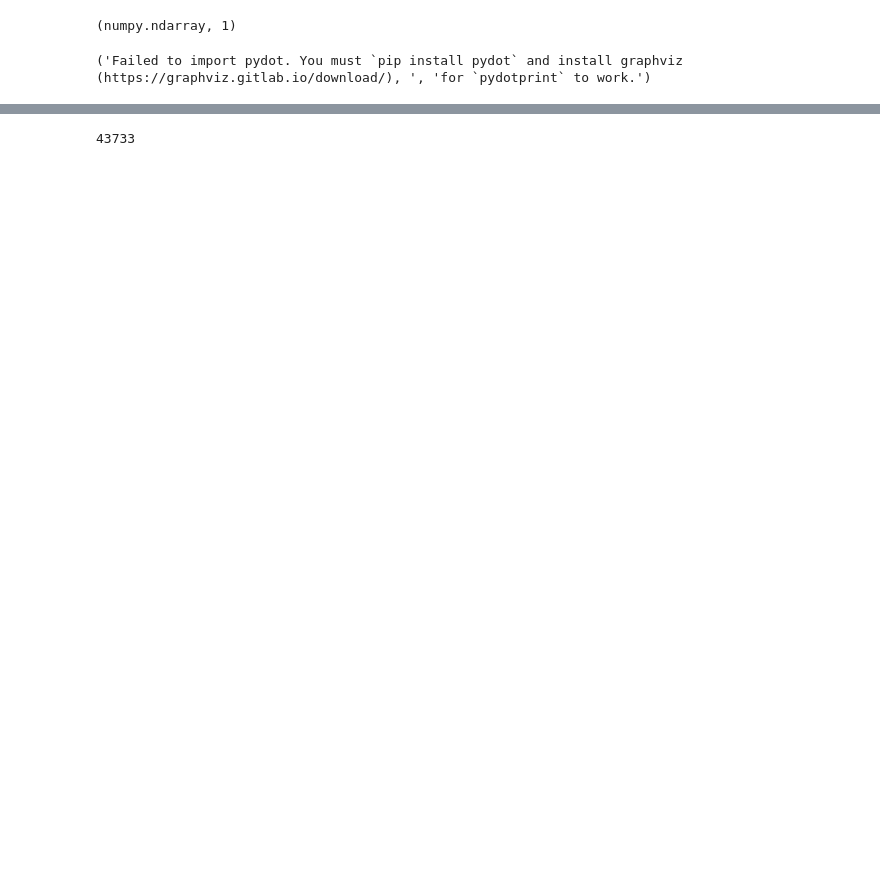
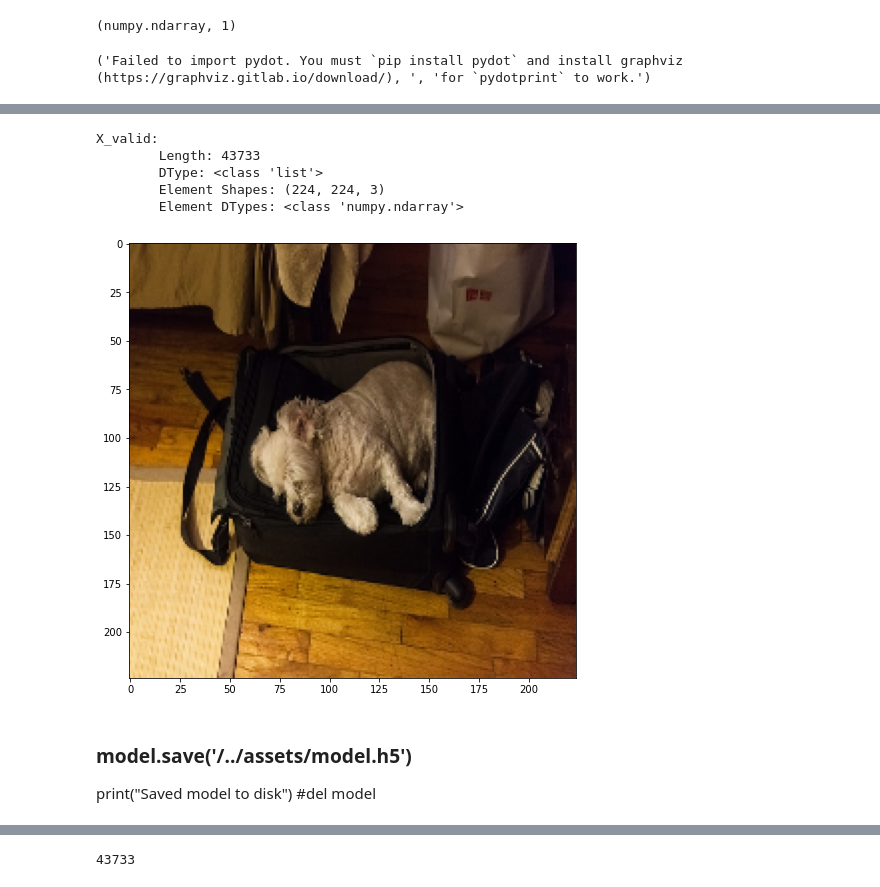
Before and after one commit to griffinbran/Object-Detection-of-Canines-with-Transfer-Learning, a Jupyter notebook: code/Notebook-02-EDA.ipynb, the cells around one changed output, grey strips where cells are left out. Cells and saved outputs as stored; diff of their text form; code cells hidden in the pictures; blank space fills up the shorter version.

```diff
--- a/code/Notebook-02-EDA.ipynb
+++ b/code/Notebook-02-EDA.ipynb
@@ -390,11 +385,0 @@ from tensorflow.keras.layers import GlobalAveragePooling2D
-# %%
-BASEPATH1 = '../../visual_genome_part1/VG_100K_1/'
-BASEPATH2 = '../../visual_genome_part2/VG_100K_2/'
-
-LABELS = set()
-
-paths = []
-
-for d in os.listdir(BASEPATH2):
-    LABELS.add(int(d[:-4]))
-    paths.append((BASEPATH2+d, int(d[:-4])))
@@ -400,0 +430,18 @@ for d in os.listdir(BASEPATH2):
+# %%
+# Check that all is copacetic with the Validation set labeling above
+count_dog_p2 = 0
+count_dogless_p2 = 0
+print('Output from first three iterations:\n')
+check = 0
+for path, image_id, tag_label in paths2: # dtypes = ('str', 'str', int)
+    if tag_label == 1:
+        count_dog_p2 += 1
+    elif tag_label == 0:
+        count_dogless_p2 += 1
+    if check < 1:
+        print('path: ', path)
+        print('image_id: ', image_id)
+        print('tag_label: ', tag_label)
+        print()
+        check += 1
+print(f'Properly Labeled Dog Pics (out of 1240): {count_dog_p2}\nProperly Labeled Dogless Pics (out of 42,493):  {count_dogless_p2}')
@@ -413,0 +541,18 @@ paths[0][0]
+# %%
+# Check that all is copacetic
+print('X_valid:')
+print(f'\tLength: {len(X_valid)}\n\
+        DType: {type(X_valid)}\n\
+        Element Shapes: {X_valid[0].shape}\n\
+        Element DTypes: {type(X_valid[0])}\n')
+
+# Show pic
+plt.figure(figsize = (8, 8));
+plt.imshow(X_valid[2766], aspect='auto');
+# %% [output]
+X_valid:
+        Length: 43733
+        DType: <class 'list'>
+        Element Shapes: (224, 224, 3)
+        Element DTypes: <class 'numpy.ndarray'>
+[figure, added]
@@ -413,0 +563,5 @@ paths[0][0]
+# %% [markdown]
+### model.save('/../assets/model.h5')
+
+print("Saved model to disk")
+#del model
```
Also changed, not shown: parts of 36 cells of this notebook, 2 other files.
